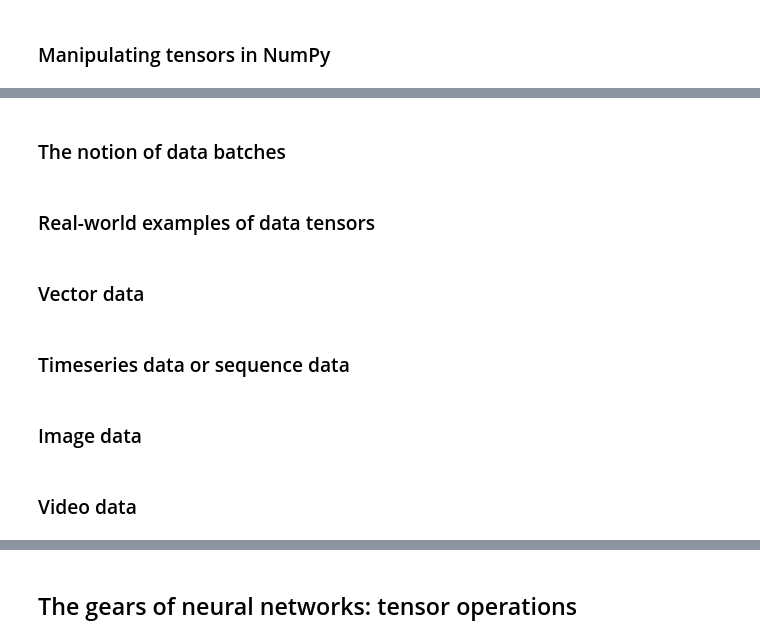
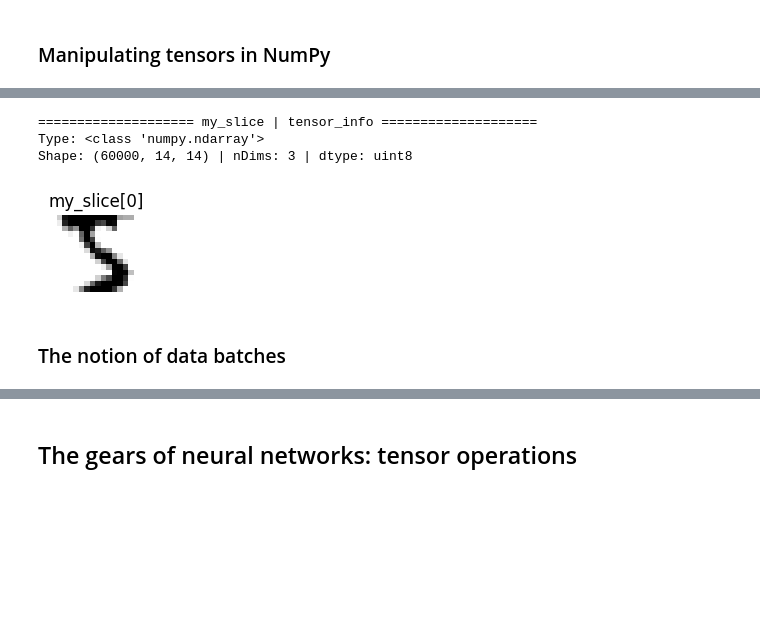
Before and after one commit to alemalvarez/dl-with-python-pytorch, a Jupyter notebook: chapter02_mathematical-building-blocks.ipynb, the cells around one changed output, grey strips where cells are left out. Cells and saved outputs as stored; diff of their text form; code cells hidden in the pictures; blank space fills up the shorter version.

```diff
--- a/chapter02_mathematical-building-blocks.ipynb
+++ b/chapter02_mathematical-building-blocks.ipynb
@@ -484,4 +523,11 @@ my_slice = train_images[:, 14:, 14:]
 # %%
 my_slice = train_images[:, 7:-7, 7:-7]
+utils.tensor_info(my_slice, "my_slice")
+# This 'cuts' the margins
+# %% [output]
+==================== my_slice | tensor_info ====================
+Type: <class 'numpy.ndarray'>
+Shape: (60000, 14, 14) | nDims: 3 | dtype: uint8
+[figure, added]
 # %% [markdown]
 ### The notion of data batches
@@ -495,10 +533,0 @@ batch = train_images[128 * n:128 * (n + 1)]
-# %% [markdown]
-### Real-world examples of data tensors
-# %% [markdown]
-### Vector data
-# %% [markdown]
-### Timeseries data or sequence data
-# %% [markdown]
-### Image data
-# %% [markdown]
-### Video data
```
Also changed, not shown: parts of 33 cells of this notebook, 1 other file.
